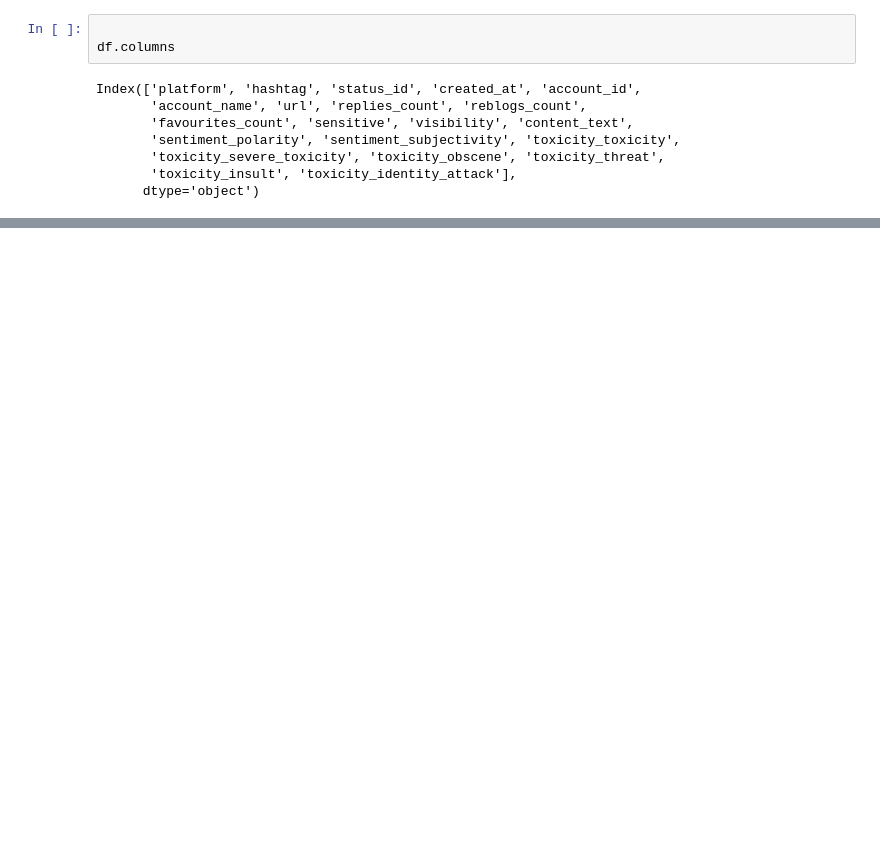
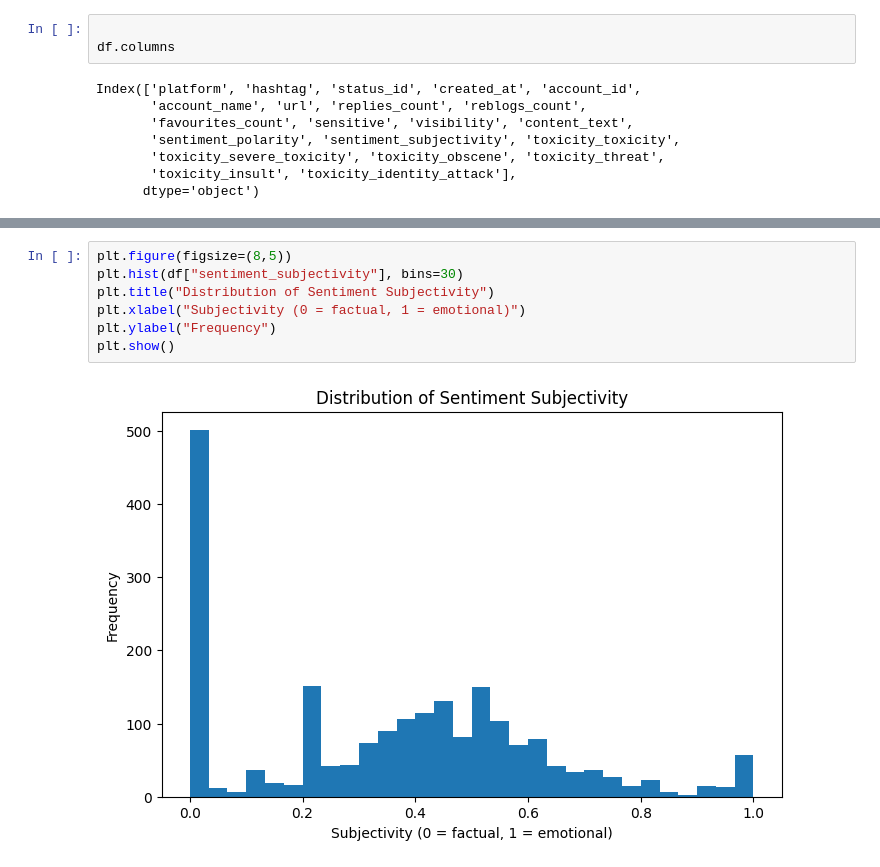
Before and after one commit to HannahSMMcCormick/ResearchAssessment3, a Jupyter notebook: Notebooks/Results.ipynb, the cells around one changed output, grey strips where cells are left out. Saved outputs shown, nothing was run; the diff lists cells and outputs as text; blank space fills up the shorter version.

```diff
--- a/Notebooks/Results.ipynb
+++ b/Notebooks/Results.ipynb
@@ -42,0 +52,9 @@ plt.show()
+# %%
+plt.figure(figsize=(8,5))
+plt.hist(df["sentiment_subjectivity"], bins=30)
+plt.title("Distribution of Sentiment Subjectivity")
+plt.xlabel("Subjectivity (0 = factual, 1 = emotional)")
+plt.ylabel("Frequency")
+plt.show()
+# %% [output]
+[figure, added]
```
Also changed, not shown: parts of 16 cells of this notebook, 1 other file.
